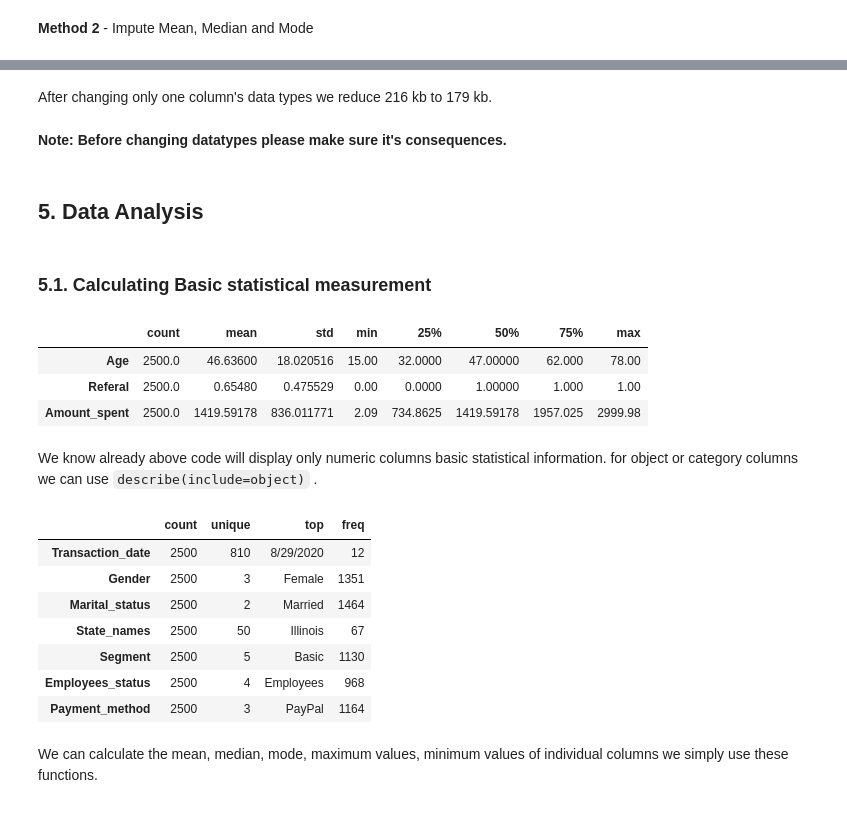
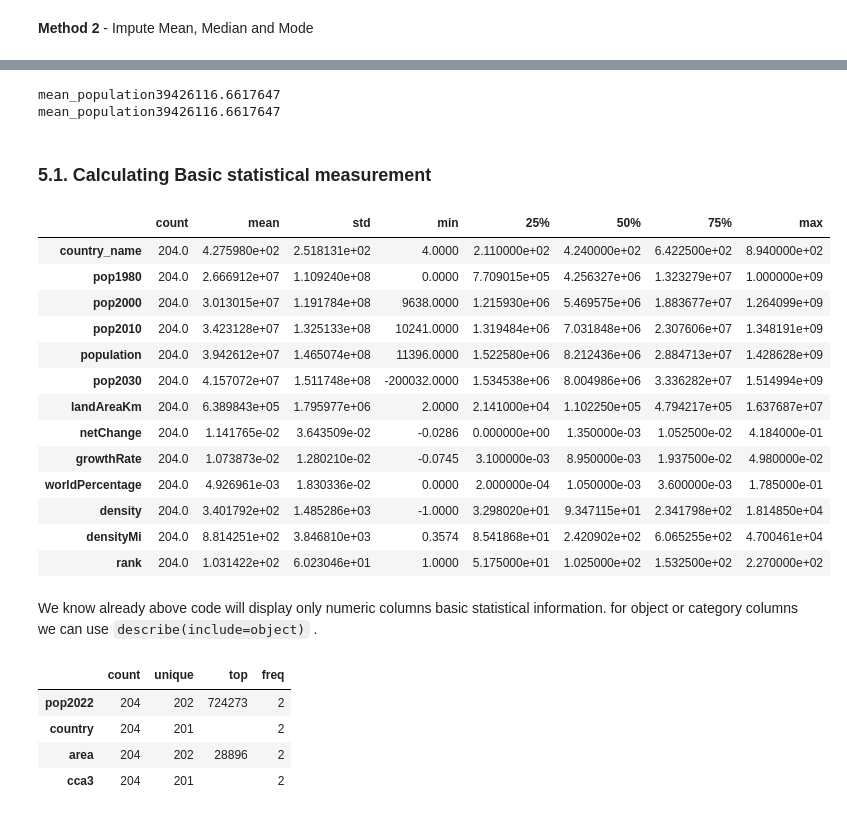
Before and after one commit to sxs001/L4DA_resources, a Jupyter notebook: pandas_tutorial.ipynb, the cells around one changed output, grey strips where cells are left out. Drawn from its saved outputs; the diff is of its cells as text; code cells hidden in the pictures.

```diff
--- a/pandas_tutorial.ipynb
+++ b/pandas_tutorial.ipynb
@@ -324,6 +280,6 @@ df.loc[duplicate_value, :]
 # %%
 # dropping ALL duplicate values
-df.drop_duplicates(keep = 'first', inplace = True)
+df_col.drop_duplicates(keep = 'first', inplace = True)
 # %% [markdown]
 ### 3.4 Handling missing values
 # %% [markdown]
@@ -350,7 +315,7 @@ dtype: int64
 If we have less Nan value then we can delete entire rows by `dropna()` function. For this function, we will add columns name in subset parameter.
 # %%
 # df copy to df_copy
-df_new = df.copy()
+df_new = df_col.copy()
 # %%
 #Delete Nan rows of Job Columns
-df_new.dropna(subset = ["Employees_status"], inplace=True)
+df_new.dropna(subset = ["netChange"], inplace=True)
@@ -359,4 +363,5 @@ df_new.dropna(subset = ["Employees_status"], inplace=True)
 # %% [markdown]
 If we have a large number of nan values in particular columns then dropping those columns might be a good decision rather than imputing.
 # %%
-df_new.drop(columns=['Amount_spent'], inplace=True)
+df_new.drop(columns=['pop2050'], inplace=True)
+df_new
@@ -481,30 +384,40 @@ memory usage: 179.3 KB
-# %% [markdown]
-After changing only one column's data types we reduce 216 kb to 179 kb.
-# %% [markdown]
-**Note: Before changing datatypes please make sure it's consequences.**
-# %% [markdown]
-## 5. Data Analysis
+# %%
+# Impute Mean in Amount_spent columns
+mean_population = df_new['population'].mean()
+print(f"mean_population{mean_population}")
+
+#Impute Median in Age column
+median_population = df_new['population'].median()
+print(f"mean_population{mean_population}")
+# %% [output]
+mean_population39426116.6617647
+mean_population39426116.6617647
 # %% [markdown]
 ### 5.1. Calculating Basic statistical measurement
 # %%
-df.describe().T
+df_new.describe().T
 # %% [output]
 |  | count | mean | std | min | 25% | 50% | 75% | max |
-| Age | 2500.0 | 46.63600 | 18.020516 | 15.00 | 32.0000 | 47.00000 | 62.000 | 78.00 |
-| Referal | 2500.0 | 0.65480 | 0.475529 | 0.00 | 0.0000 | 1.00000 | 1.000 | 1.00 |
-| Amount_spent | 2500.0 | 1419.59178 | 836.011771 | 2.09 | 734.8625 | 1419.59178 | 1957.025 | 2999.98 |
+| country_name | 204.0 | 4.275980e+02 | 2.518131e+02 | 4.0000 | 2.110000e+02 | 4.240000e+02 | 6.422500e+02 | 8.940000e+02 |
+| pop1980 | 204.0 | 2.666912e+07 | 1.109240e+08 | 0.0000 | 7.709015e+05 | 4.256327e+06 | 1.323279e+07 | 1.000000e+09 |
+| pop2000 | 204.0 | 3.013015e+07 | 1.191784e+08 | 9638.0000 | 1.215930e+06 | 5.469575e+06 | 1.883677e+07 | 1.264099e+09 |
+| pop2010 | 204.0 | 3.423128e+07 | 1.325133e+08 | 10241.0000 | 1.319484e+06 | 7.031848e+06 | 2.307606e+07 | 1.348191e+09 |
+| population | 204.0 | 3.942612e+07 | 1.465074e+08 | 11396.0000 | 1.522580e+06 | 8.212436e+06 | 2.884713e+07 | 1.428628e+09 |
+| pop2030 | 204.0 | 4.157072e+07 | 1.511748e+08 | -200032.0000 | 1.534538e+06 | 8.004986e+06 | 3.336282e+07 | 1.514994e+09 |
+| landAreaKm | 204.0 | 6.389843e+05 | 1.795977e+06 | 2.0000 | 2.141000e+04 | 1.102250e+05 | 4.794217e+05 | 1.637687e+07 |
+| netChange | 204.0 | 1.141765e-02 | 3.643509e-02 | -0.0286 | 0.000000e+00 | 1.350000e-03 | 1.052500e-02 | 4.184000e-01 |
+| growthRate | 204.0 | 1.073873e-02 | 1.280210e-02 | -0.0745 | 3.100000e-03 | 8.950000e-03 | 1.937500e-02 | 4.980000e-02 |
+| worldPercentage | 204.0 | 4.926961e-03 | 1.830336e-02 | 0.0000 | 2.000000e-04 | 1.050000e-03 | 3.600000e-03 | 1.785000e-01 |
+| density | 204.0 | 3.401792e+02 | 1.485286e+03 | -1.0000 | 3.298020e+01 | 9.347115e+01 | 2.341798e+02 | 1.814850e+04 |
+| densityMi | 204.0 | 8.814251e+02 | 3.846810e+03 | 0.3574 | 8.541868e+01 | 2.420902e+02 | 6.065255e+02 | 4.700461e+04 |
+| rank | 204.0 | 1.031422e+02 | 6.023046e+01 | 1.0000 | 5.175000e+01 | 1.025000e+02 | 1.532500e+02 | 2.270000e+02 |
 # %% [markdown]
 We know already above code will display only numeric columns basic statistical information. for object or category columns we can use `describe(include=object)` .
 # %%
-df.describe(include=object).T
+df_new.describe(include=object).T
 # %% [output]
 |  | count | unique | top | freq |
-| Transaction_date | 2500 | 810 | 8/29/2020 | 12 |
-| Gender | 2500 | 3 | Female | 1351 |
-| Marital_status | 2500 | 2 | Married | 1464 |
-| State_names | 2500 | 50 | Illinois | 67 |
-| Segment | 2500 | 5 | Basic | 1130 |
-| Employees_status | 2500 | 4 | Employees | 968 |
-| Payment_method | 2500 | 3 | PayPal | 1164 |
+| pop2022 | 204 | 202 | 724273 | 2 |
+| country | 204 | 201 |  | 2 |
+| area | 204 | 202 | 28896 | 2 |
+| cca3 | 204 | 201 |  | 2 |
-# %% [markdown]
-We can calculate the mean, median, mode, maximum values, minimum values of individual columns we simply use these functions.
```
Also changed, not shown: parts of 134 cells of this notebook.
